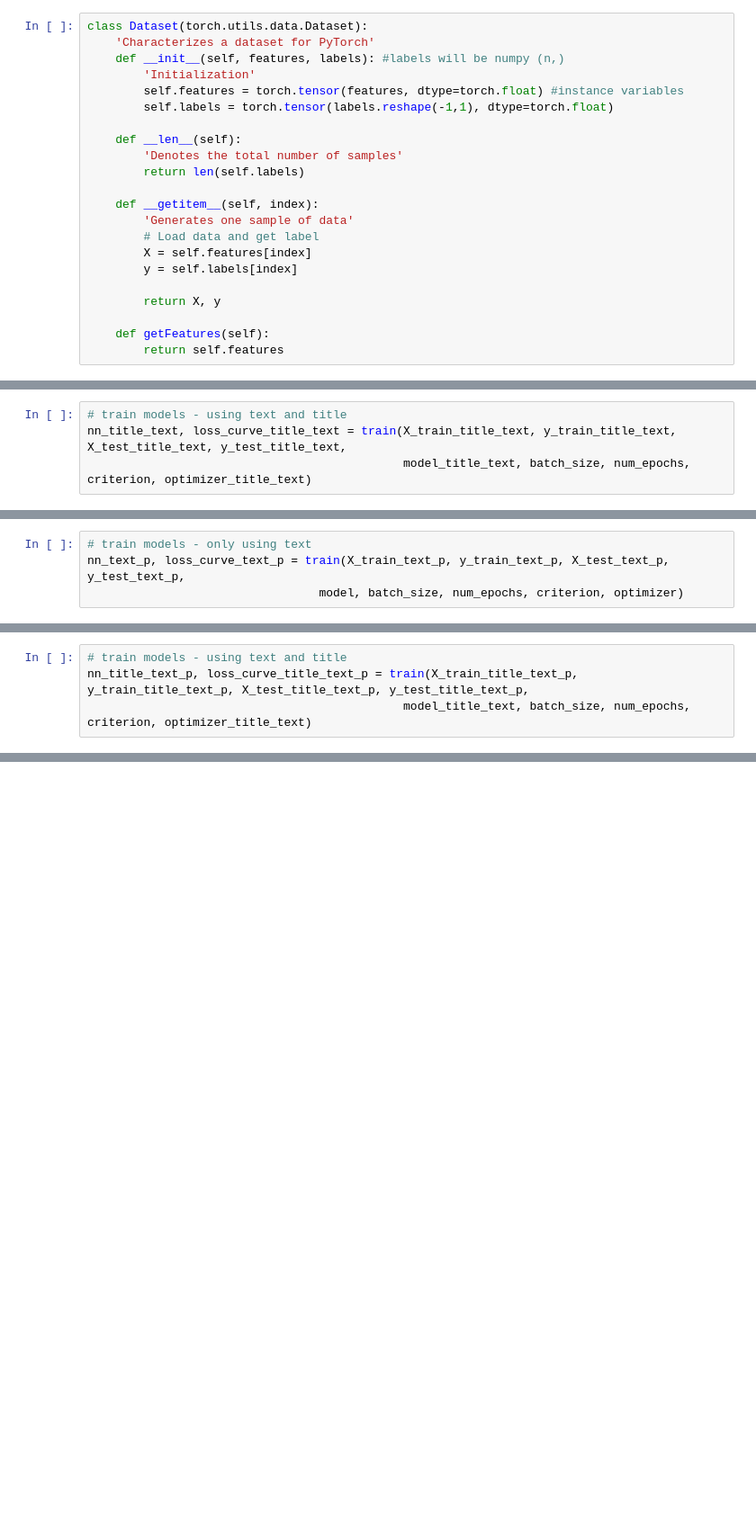
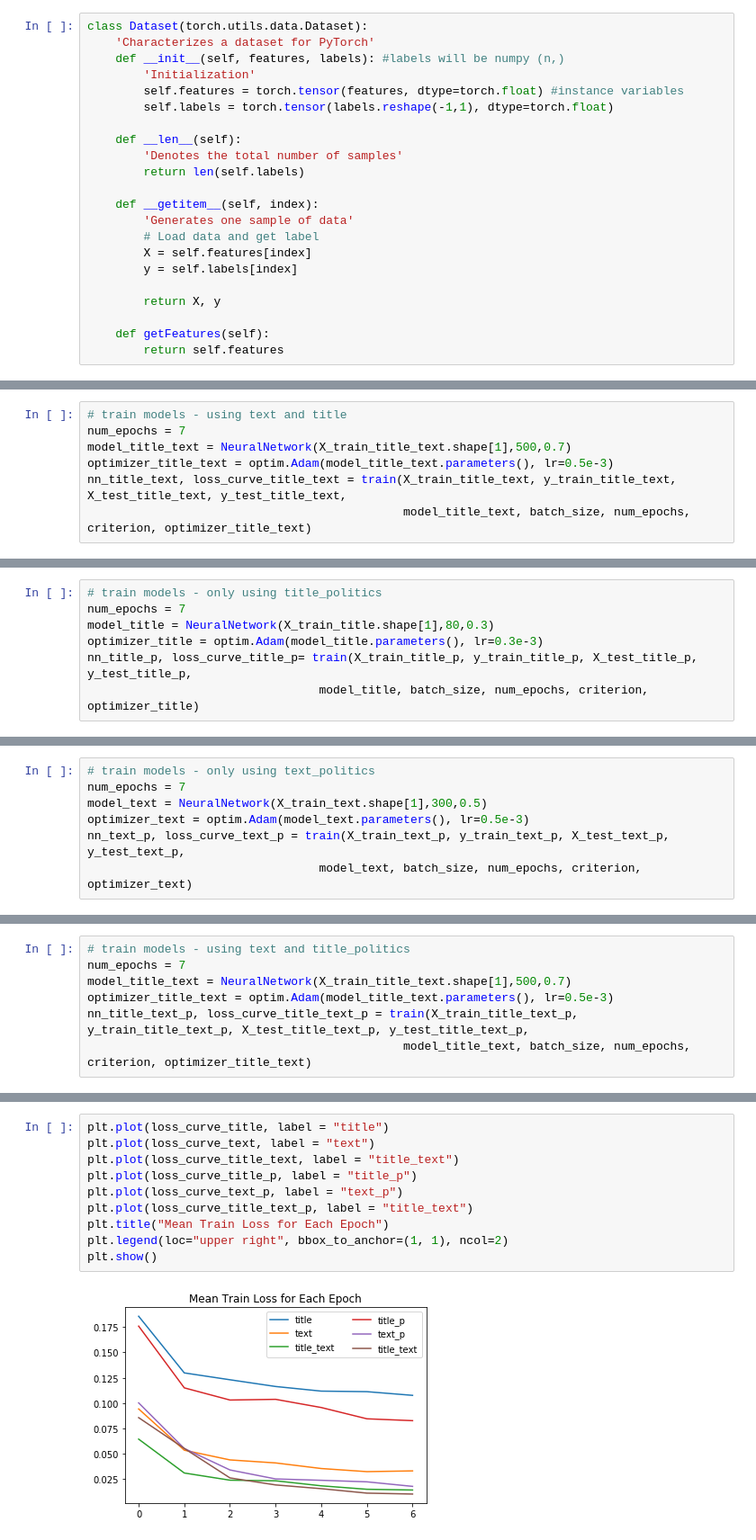
Before and after one commit to zycalice/fake-news-detection, a Jupyter notebook: src/TrainModels.ipynb, the cells around one changed output, grey strips where cells are left out. Shown at 90% size. Drawn from its saved outputs; the diff is of its cells as text; blank space fills up the shorter version.

```diff
--- a/src/TrainModels.ipynb
+++ b/src/TrainModels.ipynb
@@ -495,5 +525,8 @@ epoch [20/20], mean epoch loss:0.0290, train acc:0.9898, val acc:0.9885, test ac
 # %%
 # train models - using text and title
+num_epochs = 7
+model_title_text = NeuralNetwork(X_train_title_text.shape[1],500,0.7)
+optimizer_title_text = optim.Adam(model_title_text.parameters(), lr=0.5e-3)
 nn_title_text, loss_curve_title_text = train(X_train_title_text, y_train_title_text, X_test_title_text, y_test_title_text,
                                              model_title_text, batch_size, num_epochs, criterion, optimizer_title_text)
 # %% [output]
@@ -519,0 +540,7 @@ epoch [20/20], mean epoch loss:0.0128, train acc:0.9954, val acc:0.9919, test ac
+# %%
+# train models - only using title_politics
+num_epochs = 7
+model_title = NeuralNetwork(X_train_title.shape[1],80,0.3)
+optimizer_title = optim.Adam(model_title.parameters(), lr=0.3e-3)
+nn_title_p, loss_curve_title_p= train(X_train_title_p, y_train_title_p, X_test_title_p, y_test_title_p,
+                                 model_title, batch_size, num_epochs, criterion, optimizer_title)
@@ -520,5 +555,8 @@ epoch [20/20], mean epoch loss:0.0128, train acc:0.9954, val acc:0.9919, test ac
 # %%
-# train models - only using text
+# train models - only using text_politics
+num_epochs = 7
+model_text = NeuralNetwork(X_train_text.shape[1],300,0.5)
+optimizer_text = optim.Adam(model_text.parameters(), lr=0.5e-3)
 nn_text_p, loss_curve_text_p = train(X_train_text_p, y_train_text_p, X_test_text_p, y_test_text_p,
-                                 model, batch_size, num_epochs, criterion, optimizer)
+                                 model_text, batch_size, num_epochs, criterion, optimizer_text)
 # %% [output]
@@ -545,4 +570,7 @@ epoch [20/20], mean epoch loss:0.0079, train acc:0.9971, val acc:0.9914, test ac
 # %%
-# train models - using text and title
+# train models - using text and title_politics
+num_epochs = 7
+model_title_text = NeuralNetwork(X_train_title_text.shape[1],500,0.7)
+optimizer_title_text = optim.Adam(model_title_text.parameters(), lr=0.5e-3)
 nn_title_text_p, loss_curve_title_text_p = train(X_train_title_text_p, y_train_title_text_p, X_test_title_text_p, y_test_title_text_p,
                                              model_title_text, batch_size, num_epochs, criterion, optimizer_title_text)
@@ -550,0 +585,12 @@ nn_title_text_p, loss_curve_title_text_p = train(X_train_title_text_p, y_train_t
+# %%
+plt.plot(loss_curve_title, label = "title")
+plt.plot(loss_curve_text, label = "text")
+plt.plot(loss_curve_title_text, label = "title_text")
+plt.plot(loss_curve_title_p, label = "title_p")
+plt.plot(loss_curve_text_p, label = "text_p")
+plt.plot(loss_curve_title_text_p, label = "title_text")
+plt.title("Mean Train Loss for Each Epoch")
+plt.legend(loc="upper right", bbox_to_anchor=(1, 1), ncol=2)
+plt.show()
+# %% [output]
+[figure, added]
```
Also changed, not shown: parts of 45 cells of this notebook, 10 other files.
